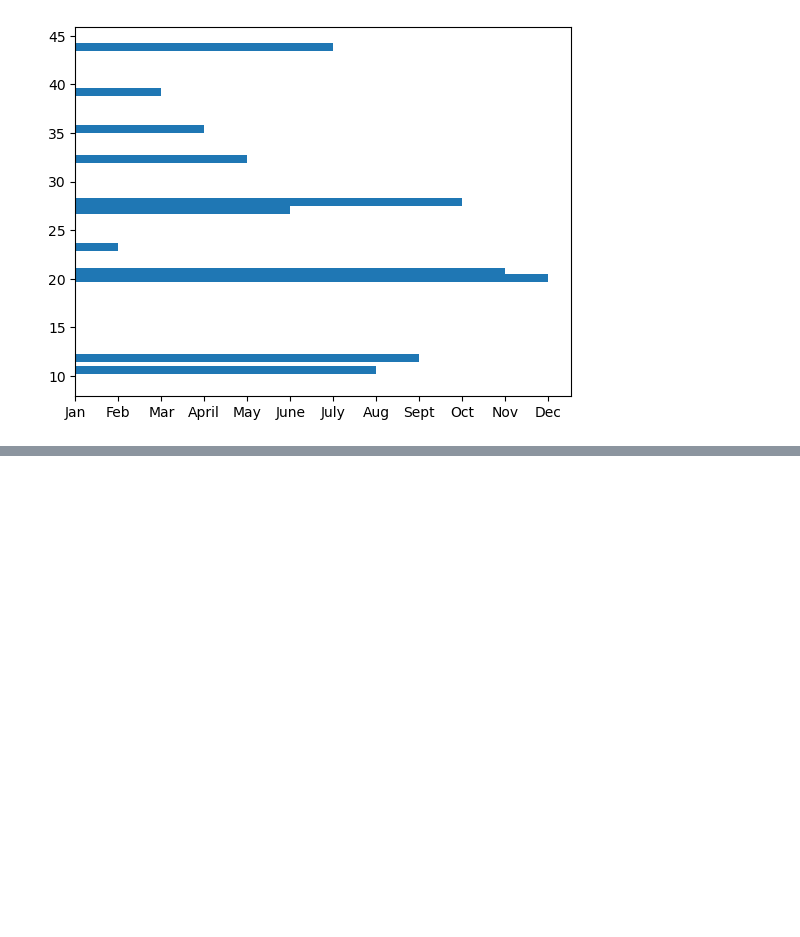
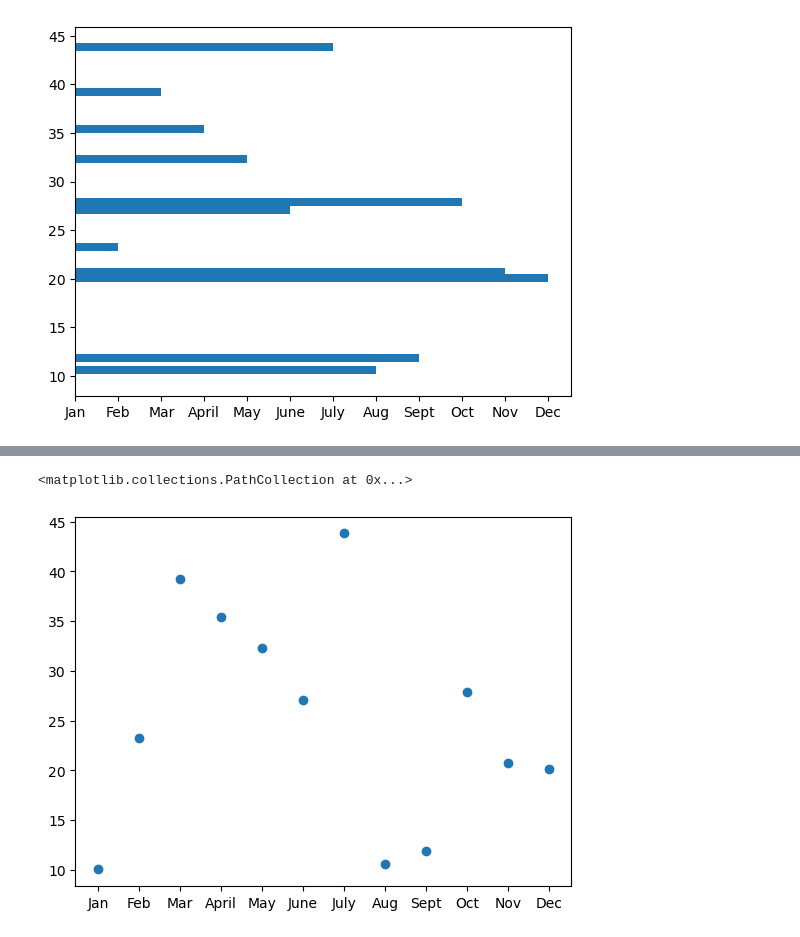
Before and after one commit to LouFoster/PyBer_Analysis, a Jupyter notebook: matplotlib_practice.ipynb, the cells around one changed output, grey strips where cells are left out. Drawn from its saved outputs; the diff is of its cells as text; code cells hidden in the pictures; blank space fills up the shorter version.

```diff
--- a/matplotlib_practice.ipynb
+++ b/matplotlib_practice.ipynb
@@ -181,0 +194,5 @@ ax.barh(y_axis, x_axis)
+# %%
+plt.scatter(x_axis, y_axis)
+# %% [output]
+<matplotlib.collections.PathCollection at 0x...>
+[figure, added]
```
Also changed, not shown: parts of 14 cells of this notebook.
